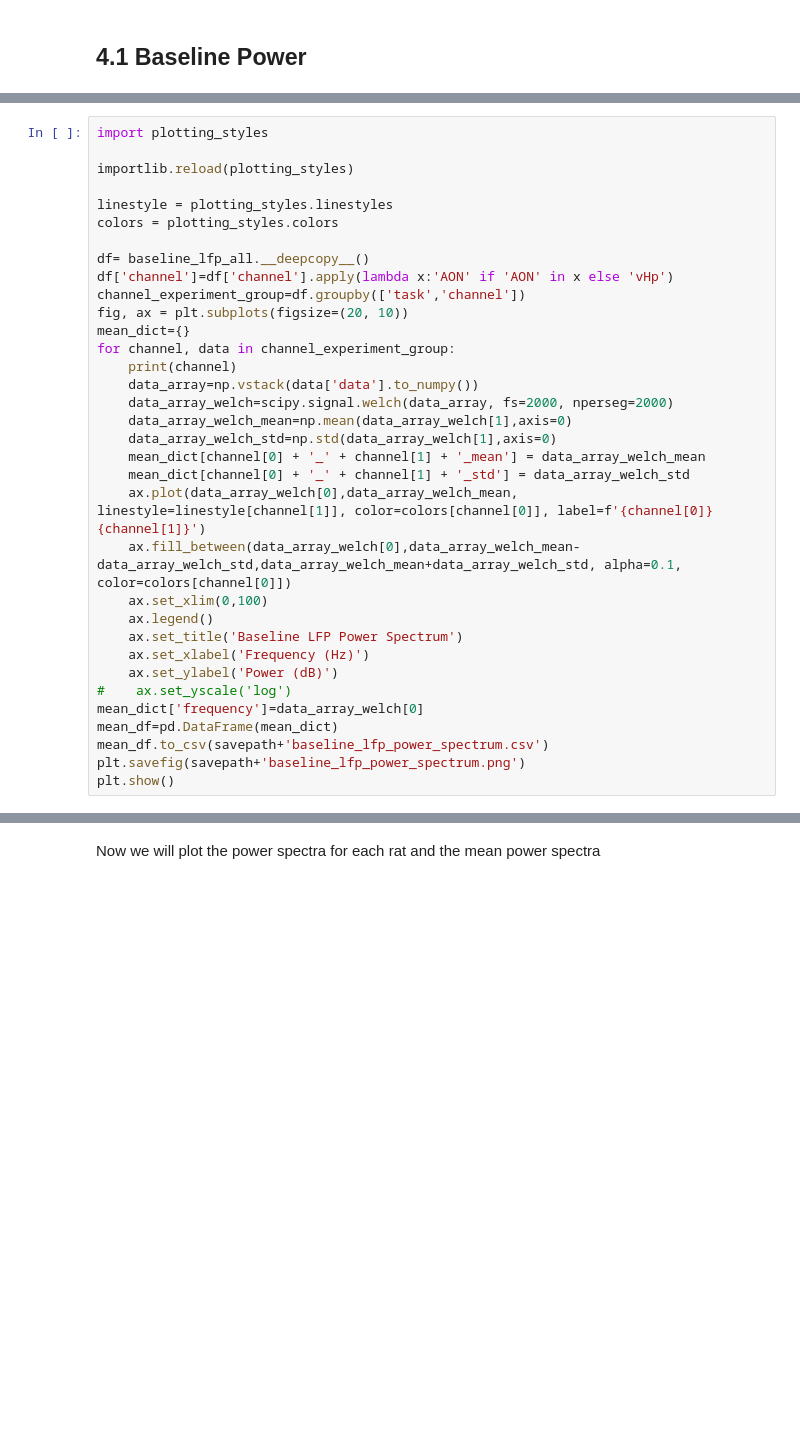
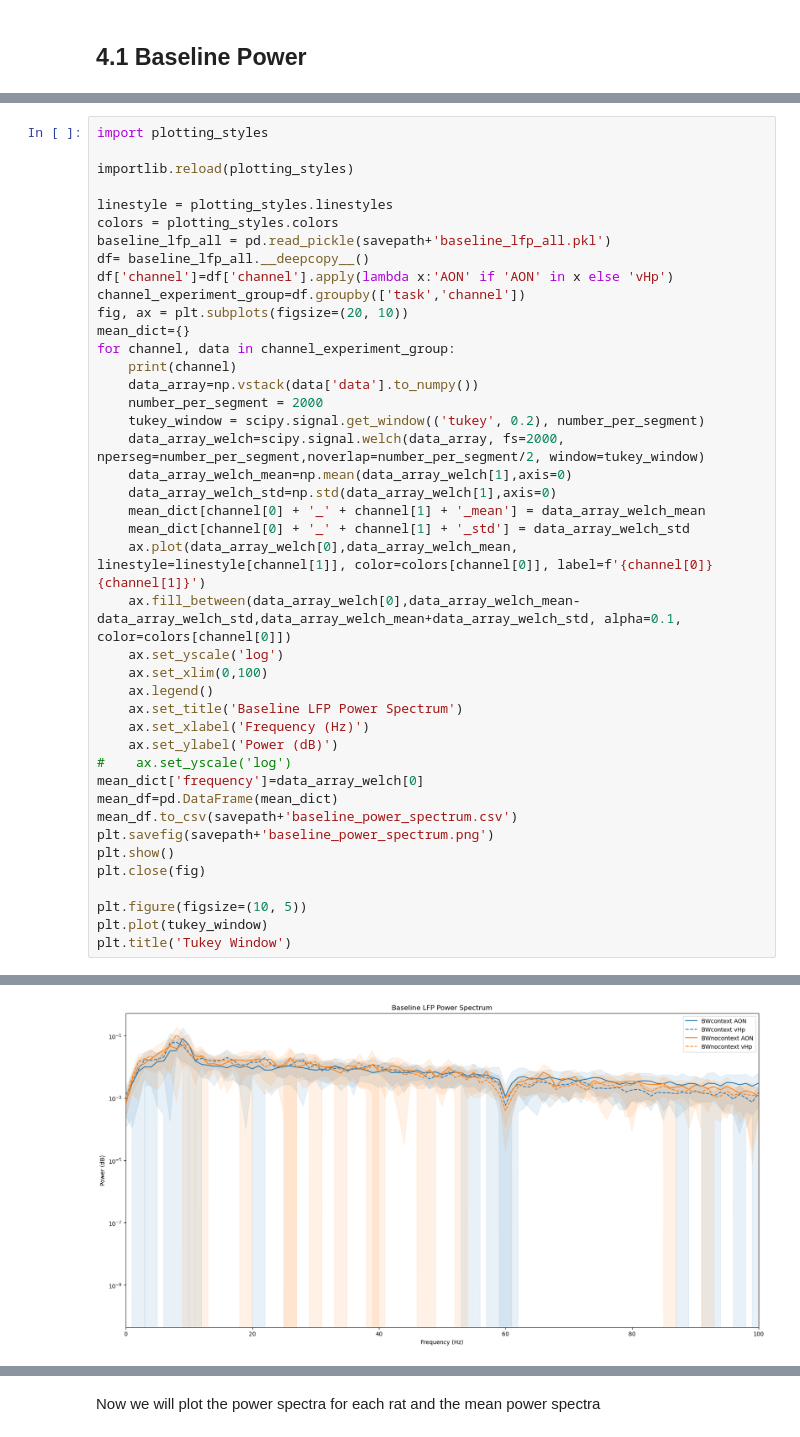
Before and after one commit to namanagrawal97/cpl_analysis_naman, a Jupyter notebook: 00_complete_analysis.ipynb, the cells around one changed output, grey strips where cells are left out. Saved outputs shown, nothing was run; the diff lists cells and outputs as text; blank space fills up the shorter version.

```diff
--- a/00_complete_analysis.ipynb
+++ b/00_complete_analysis.ipynb
@@ -379,7 +380,7 @@ importlib.reload(plotting_styles)
 
 linestyle = plotting_styles.linestyles
 colors = plotting_styles.colors
-
+baseline_lfp_all = pd.read_pickle(savepath+'baseline_lfp_all.pkl')
 df= baseline_lfp_all.__deepcopy__()
 df['channel']=df['channel'].apply(lambda x:'AON' if 'AON' in x else 'vHp')
 channel_experiment_group=df.groupby(['task','channel'])
@@ -388,13 +389,16 @@ mean_dict={}
 for channel, data in channel_experiment_group:
     print(channel)
     data_array=np.vstack(data['data'].to_numpy())
-    data_array_welch=scipy.signal.welch(data_array, fs=2000, nperseg=2000)
+    number_per_segment = 2000
+    tukey_window = scipy.signal.get_window(('tukey', 0.2), number_per_segment)
+    data_array_welch=scipy.signal.welch(data_array, fs=2000, nperseg=number_per_segment,noverlap=number_per_segment/2, window=tukey_window)
     data_array_welch_mean=np.mean(data_array_welch[1],axis=0)
     data_array_welch_std=np.std(data_array_welch[1],axis=0)
     mean_dict[channel[0] + '_' + channel[1] + '_mean'] = data_array_welch_mean
     mean_dict[channel[0] + '_' + channel[1] + '_std'] = data_array_welch_std
     ax.plot(data_array_welch[0],data_array_welch_mean, linestyle=linestyle[channel[1]], color=colors[channel[0]], label=f'{channel[0]} {channel[1]}')
     ax.fill_between(data_array_welch[0],data_array_welch_mean-data_array_welch_std,data_array_welch_mean+data_array_welch_std, alpha=0.1, color=colors[channel[0]])
+    ax.set_yscale('log')
     ax.set_xlim(0,100)
     ax.legend()
     ax.set_title('Baseline LFP Power Spectrum')
@@ -403,6 +407,12 @@ for channel, data in channel_experiment_group:
 #    ax.set_yscale('log')
 mean_dict['frequency']=data_array_welch[0]
 mean_df=pd.DataFrame(mean_dict)
-mean_df.to_csv(savepath+'baseline_lfp_power_spectrum.csv')
-plt.savefig(savepath+'baseline_lfp_power_spectrum.png')
+mean_df.to_csv(savepath+'baseline_power_spectrum.csv')
+plt.savefig(savepath+'baseline_power_spectrum.png')
 plt.show()
+plt.close(fig)
+
+plt.figure(figsize=(10, 5))
+plt.plot(tukey_window)
+plt.title('Tukey Window')
+# %% [output]
@@ -408,0 +423 @@ plt.show()
+[figure, added]
```
Also changed, not shown: parts of 30 cells of this notebook, 1 other file.
